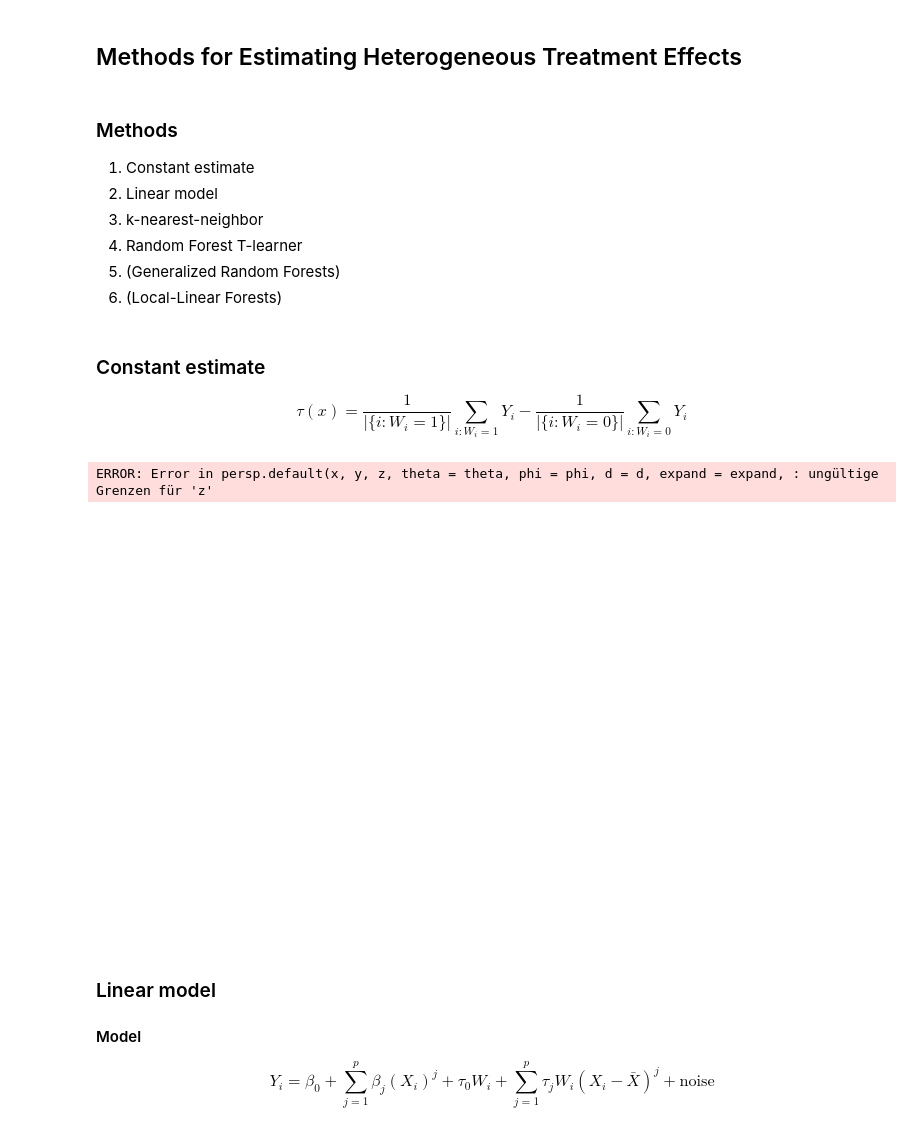
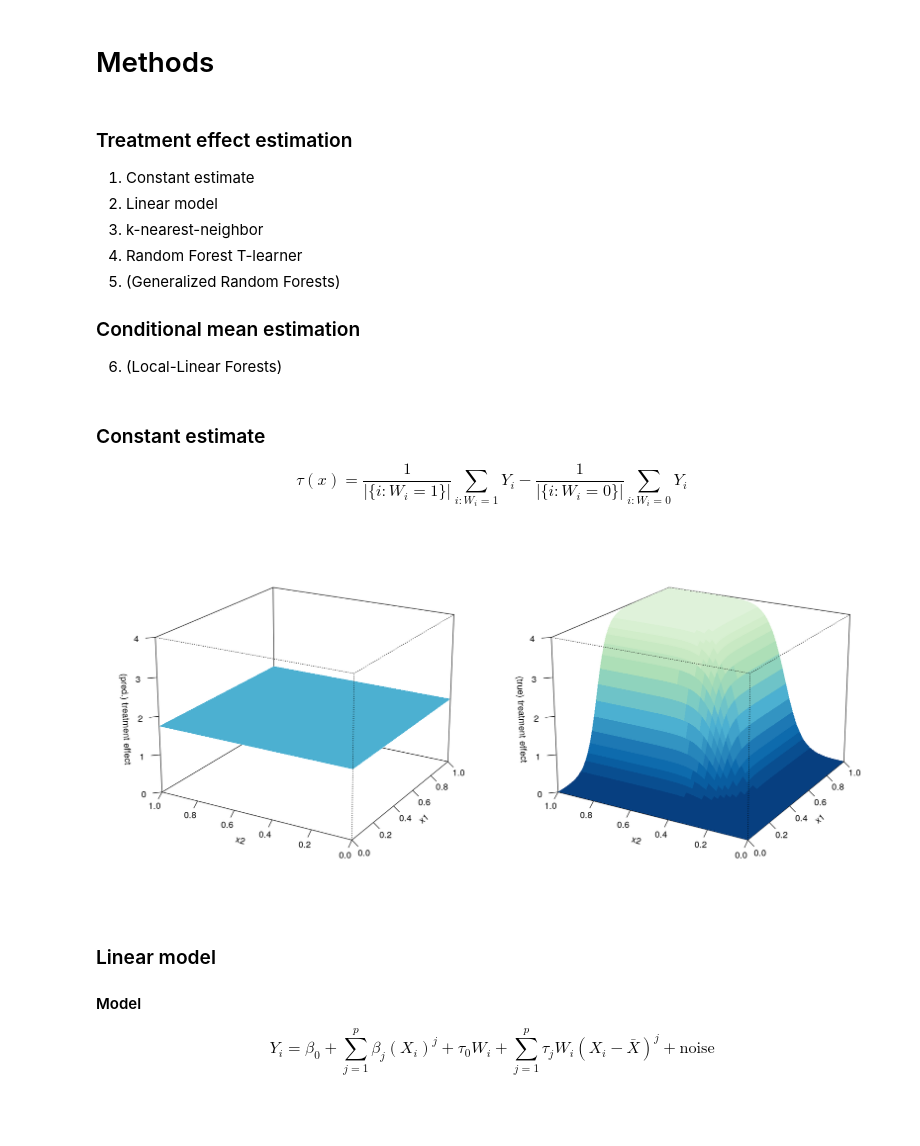
Before and after one commit to JosefNagelschmidt/topics-econometrics, a Jupyter notebook: methods.ipynb, the cells around one changed output. Cells and saved outputs as stored; diff of their text form; code cells hidden in the pictures.

```diff
--- a/methods.ipynb
+++ b/methods.ipynb
@@ -3,23 +4,24 @@ source("src/plots/plot_effect_surface.R")
-# %% [markdown]
-## Methods for Estimating Heterogeneous Treatment Effects
+# %% [markdown]
+# Methods
 # %% [markdown]
-### Methods
+### Treatment effect estimation
 
 1. Constant estimate
 2. Linear model
 3. k-nearest-neighbor
 4. Random Forest T-learner
 5. (Generalized Random Forests)
+
+### Conditional mean estimation
 6. (Local-Linear Forests)
 # %% [markdown]
 ### Constant estimate
 
 $$\tau(x) = \frac{1}{|\{i: W_i = 1\}|} \sum_{i: W_i = 1} Y_i - \frac{1}{|\{i: W_i = 0\}|} \sum_{i: W_i = 0} Y_i$$
 # %%
-plot_predicted_effect("const", "complex")
+plot_surface("const", "complex")
 # %% [output]
-ERROR: Error in persp.default(x, y, z, theta = theta, phi = phi, d = d, expand = expand, : ungültige Grenzen für 'z'
-[figure, old version]
+[figure, new version]
 # %% [markdown]
 ### Linear model
 
```
Also changed, not shown: parts of 9 cells of this notebook, 9 other files.
